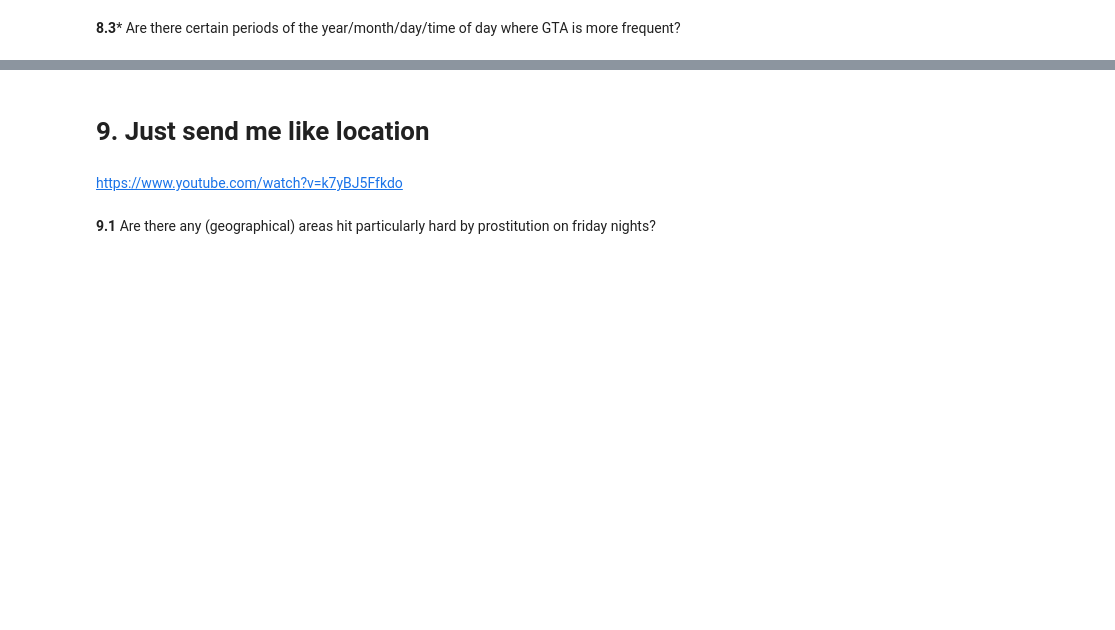
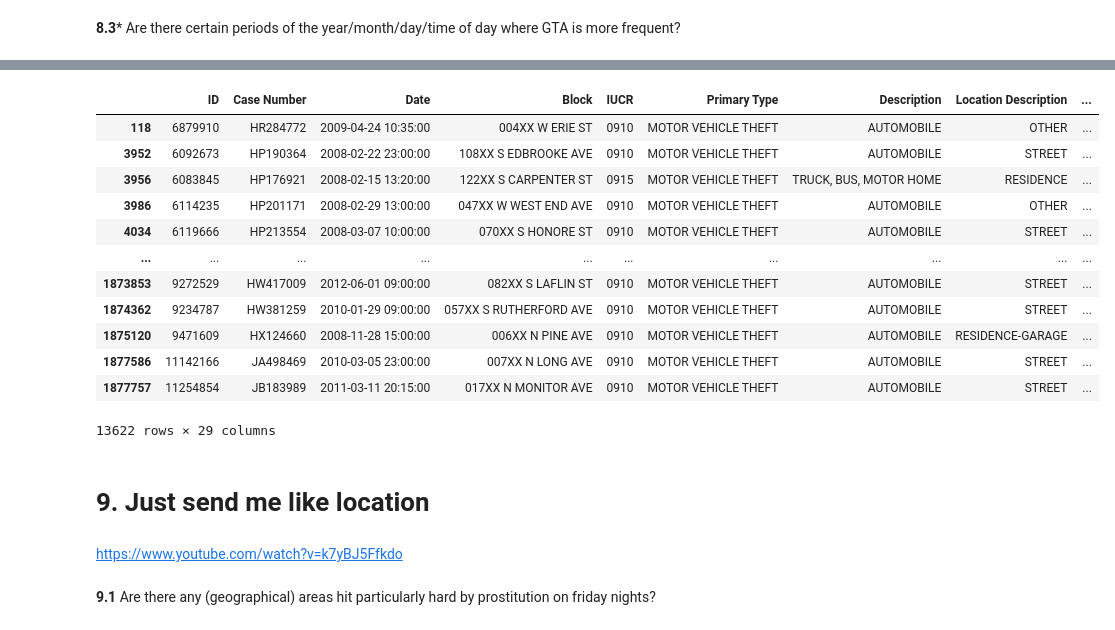
Before and after one commit to Cederlid/databehandling, a Jupyter notebook: laboration/chicago.ipynb, the cells around one changed output, grey strips where cells are left out. Drawn from its saved outputs; the diff is of its cells as text; code cells hidden in the pictures; blank space fills up the shorter version.

Commit message:
Solve number 8.2

```diff
--- a/laboration/chicago.ipynb
+++ b/laboration/chicago.ipynb
@@ -1018,3 +1061,19 @@ Day Or Night    Weekday  Day  Night  Night Percentage  Night Dominates
+# %%
+motor_robbery_friday
+# %% [output]
+|  | ID | Case Number | Date | Block | IUCR | Primary Type | Description | Location Description | ... |
+| 118 | 6879910 | HR284772 | 2009-04-24 10:35:00 | 004XX W ERIE ST | 0910 | MOTOR VEHICLE THEFT | AUTOMOBILE | OTHER | ... |
+| 3952 | 6092673 | HP190364 | 2008-02-22 23:00:00 | 108XX S EDBROOKE AVE | 0910 | MOTOR VEHICLE THEFT | AUTOMOBILE | STREET | ... |
+| 3956 | 6083845 | HP176921 | 2008-02-15 13:20:00 | 122XX S CARPENTER ST | 0915 | MOTOR VEHICLE THEFT | TRUCK, BUS, MOTOR HOME | RESIDENCE | ... |
+| 3986 | 6114235 | HP201171 | 2008-02-29 13:00:00 | 047XX W WEST END AVE | 0910 | MOTOR VEHICLE THEFT | AUTOMOBILE | OTHER | ... |
+| 4034 | 6119666 | HP213554 | 2008-03-07 10:00:00 | 070XX S HONORE ST | 0910 | MOTOR VEHICLE THEFT | AUTOMOBILE | STREET | ... |
+| ... | ... | ... | ... | ... | ... | ... | ... | ... | ... |
+| 1873853 | 9272529 | HW417009 | 2012-06-01 09:00:00 | 082XX S LAFLIN ST | 0910 | MOTOR VEHICLE THEFT | AUTOMOBILE | STREET | ... |
+| 1874362 | 9234787 | HW381259 | 2010-01-29 09:00:00 | 057XX S RUTHERFORD AVE | 0910 | MOTOR VEHICLE THEFT | AUTOMOBILE | STREET | ... |
+| 1875120 | 9471609 | HX124660 | 2008-11-28 15:00:00 | 006XX N PINE AVE | 0910 | MOTOR VEHICLE THEFT | AUTOMOBILE | RESIDENCE-GARAGE | ... |
+| 1877586 | 11142166 | JA498469 | 2010-03-05 23:00:00 | 007XX N LONG AVE | 0910 | MOTOR VEHICLE THEFT | AUTOMOBILE | STREET | ... |
+| 1877757 | 11254854 | JB183989 | 2011-03-11 20:15:00 | 017XX N MONITOR AVE | 0910 | MOTOR VEHICLE THEFT | AUTOMOBILE | STREET | ... |
+13622 rows × 29 columns
 # %% [markdown]
 # 9. Just send me like location
 # %% [markdown]
```
Also changed, not shown: parts of 4 cells of this notebook.
